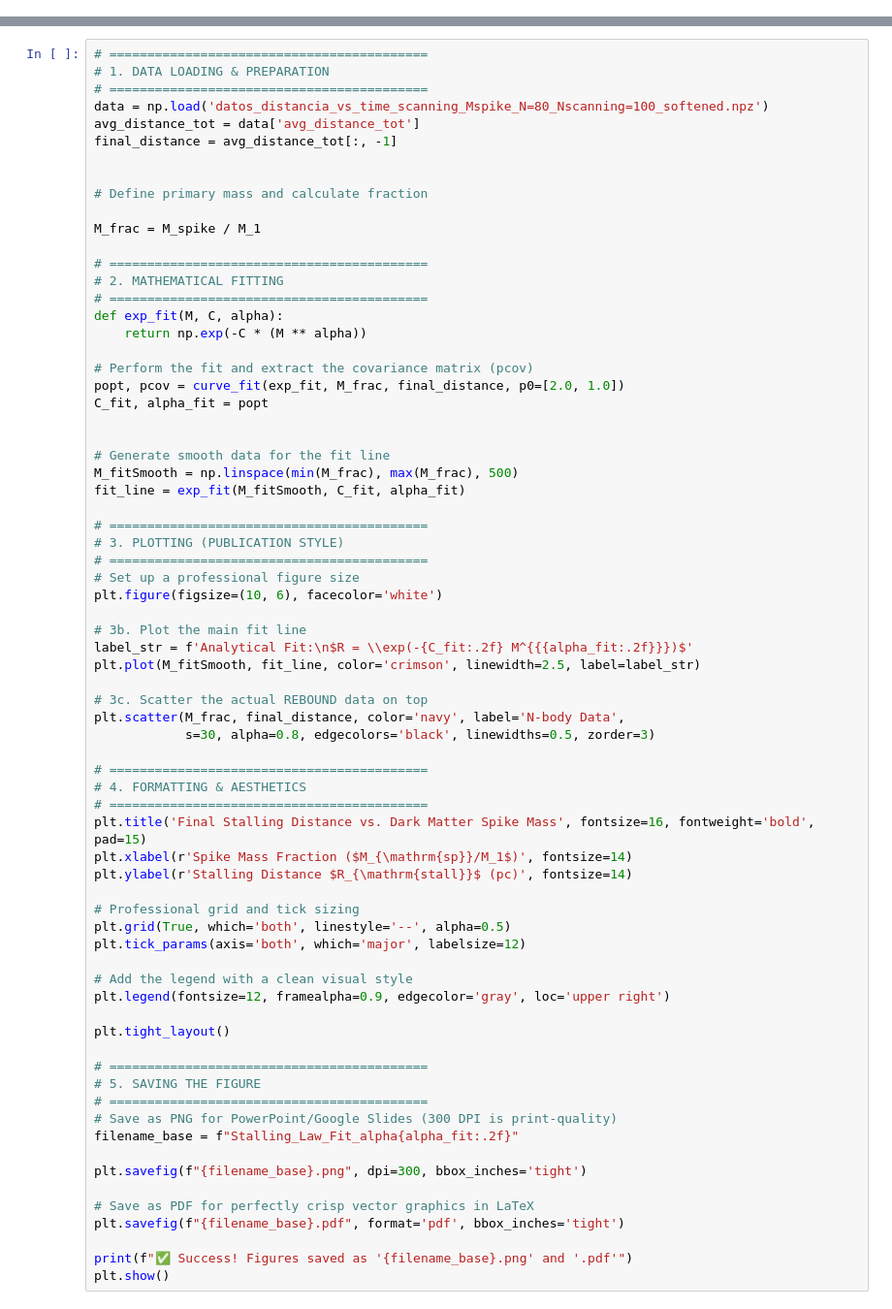
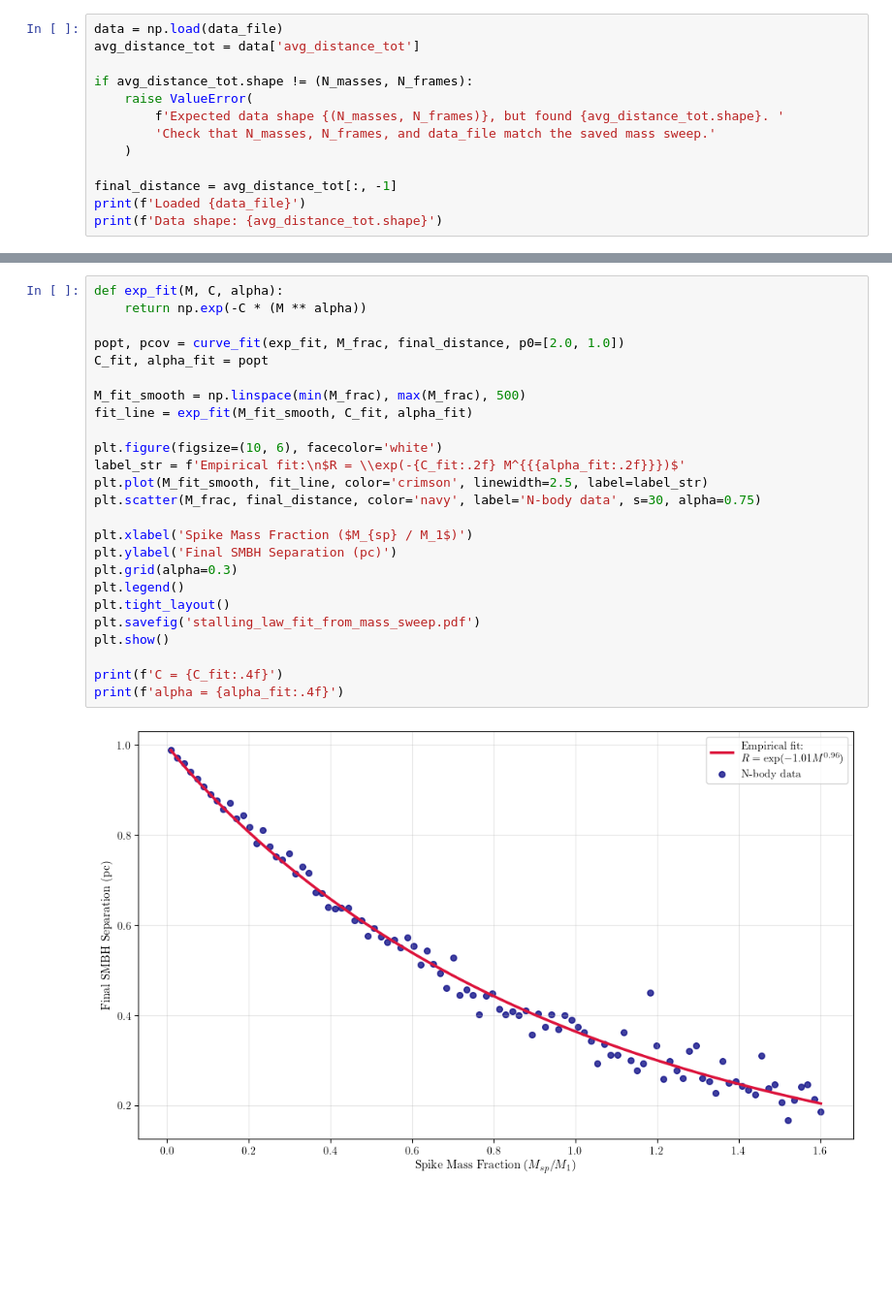
Before and after one commit to Hugobenm/Final-Parsec-Problem, a Jupyter notebook: src/Stalling_law_fit.ipynb, the cells around one changed output, grey strips where cells are left out. Shown at 97% size. Cells and saved outputs as stored; diff of their text form; blank space fills up the shorter version.

```diff
--- a/src/Stalling_law_fit.ipynb
+++ b/src/Stalling_law_fit.ipynb
@@ -255,0 +34,13 @@ np.savez(f'datos_distancia_vs_time_scanning_Mspike_N={N_particles}_Nscanning={N_
+# %%
+data = np.load(data_file)
+avg_distance_tot = data['avg_distance_tot']
+
+if avg_distance_tot.shape != (N_masses, N_frames):
+    raise ValueError(
+        f'Expected data shape {(N_masses, N_frames)}, but found {avg_distance_tot.shape}. '
+        'Check that N_masses, N_frames, and data_file match the saved mass sweep.'
+    )
+
+final_distance = avg_distance_tot[:, -1]
+print(f'Loaded {data_file}')
+print(f'Data shape: {avg_distance_tot.shape}')
@@ -256,72 +73,27 @@ np.savez(f'datos_distancia_vs_time_scanning_Mspike_N={N_particles}_Nscanning={N_
 # %%
-# ==========================================
-# 1. DATA LOADING & PREPARATION
-# ==========================================
-data = np.load('datos_distancia_vs_time_scanning_Mspike_N=80_Nscanning=100_softened.npz')
-avg_distance_tot = data['avg_distance_tot']
-final_distance = avg_distance_tot[:, -1]
-
-
-# Define primary mass and calculate fraction
-
-M_frac = M_spike / M_1
-
-# ==========================================
-# 2. MATHEMATICAL FITTING
-# ==========================================
 def exp_fit(M, C, alpha):
     return np.exp(-C * (M ** alpha))
 
-# Perform the fit and extract the covariance matrix (pcov)
 popt, pcov = curve_fit(exp_fit, M_frac, final_distance, p0=[2.0, 1.0])
 C_fit, alpha_fit = popt
 
+M_fit_smooth = np.linspace(min(M_frac), max(M_frac), 500)
+fit_line = exp_fit(M_fit_smooth, C_fit, alpha_fit)
 
-# Generate smooth data for the fit line
-M_fitSmooth = np.linspace(min(M_frac), max(M_frac), 500)
-fit_line = exp_fit(M_fitSmooth, C_fit, alpha_fit)
+plt.figure(figsize=(10, 6), facecolor='white')
+label_str = f'Empirical fit:\n$R = \\exp(-{C_fit:.2f} M^{{{alpha_fit:.2f}}})$'
+plt.plot(M_fit_smooth, fit_line, color='crimson', linewidth=2.5, label=label_str)
+plt.scatter(M_frac, final_distance, color='navy', label='N-body data', s=30, alpha=0.75)
 
-# ==========================================
-# 3. PLOTTING (PUBLICATION STYLE)
-# ==========================================
-# Set up a professional figure size
-plt.figure(figsize=(10, 6), facecolor='white')
+plt.xlabel('Spike Mass Fraction ($M_{sp} / M_1$)')
+plt.ylabel('Final SMBH Separation (pc)')
+plt.grid(alpha=0.3)
+plt.legend()
+plt.tight_layout()
+plt.savefig('stalling_law_fit_from_mass_sweep.pdf')
+plt.show()
 
-# 3b. Plot the main fit line
-label_str = f'Analytical Fit:\n$R = \\exp(-{C_fit:.2f} M^{{{alpha_fit:.2f}}})$'
-plt.plot(M_fitSmooth, fit_line, color='crimson', linewidth=2.5, label=label_str)
-
-# 3c. Scatter the actual REBOUND data on top
-plt.scatter(M_frac, final_distance, color='navy', label='N-body Data',
-            s=30, alpha=0.8, edgecolors='black', linewidths=0.5, zorder=3)
-
-# ==========================================
-# 4. FORMATTING & AESTHETICS
-# ==========================================
-plt.title('Final Stalling Distance vs. Dark Matter Spike Mass', fontsize=16, fontweight='bold', pad=15)
-plt.xlabel(r'Spike Mass Fraction ($M_{\mathrm{sp}}/M_1$)', fontsize=14)
-plt.ylabel(r'Stalling Distance $R_{\mathrm{stall}}$ (pc)', fontsize=14)
-
-# Professional grid and tick sizing
-plt.grid(True, which='both', linestyle='--', alpha=0.5)
-plt.tick_params(axis='both', which='major', labelsize=12)
-
-# Add the legend with a clean visual style
-plt.legend(fontsize=12, framealpha=0.9, edgecolor='gray', loc='upper right')
-
-plt.tight_layout()
-
-# ==========================================
-# 5. SAVING THE FIGURE
-# ==========================================
-# Save as PNG for PowerPoint/Google Slides (300 DPI is print-quality)
-filename_base = f"Stalling_Law_Fit_alpha{alpha_fit:.2f}"
-
-plt.savefig(f"{filename_base}.png", dpi=300, bbox_inches='tight')
-
-# Save as PDF for perfectly crisp vector graphics in LaTeX
-plt.savefig(f"{filename_base}.pdf", format='pdf', bbox_inches='tight')
-
-print(f"✅ Success! Figures saved as '{filename_base}.png' and '.pdf'")
-plt.show()
+print(f'C = {C_fit:.4f}')
+print(f'alpha = {alpha_fit:.4f}')
 # %% [output]
+[figure, new version]
```
Also changed, not shown: parts of 13 cells of this notebook, 5 other files.
